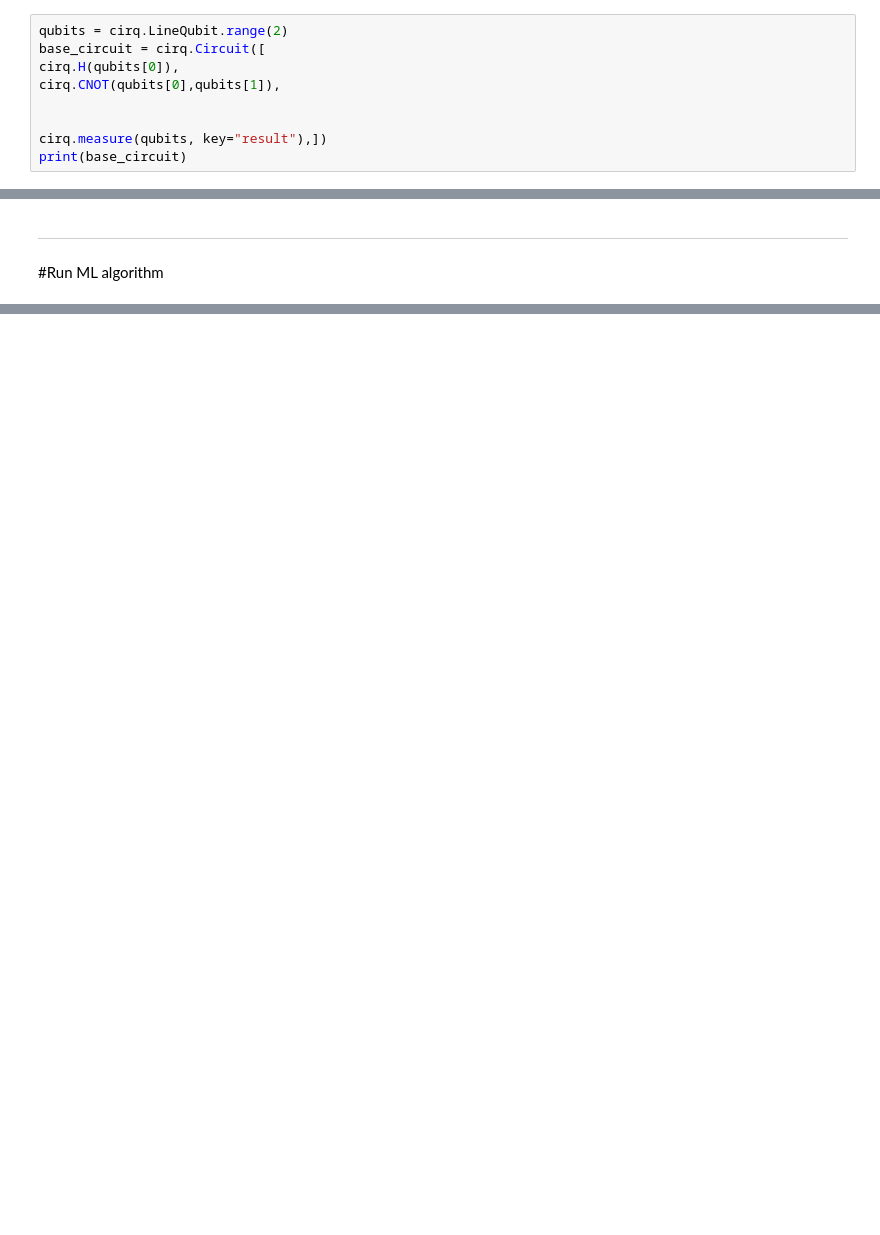
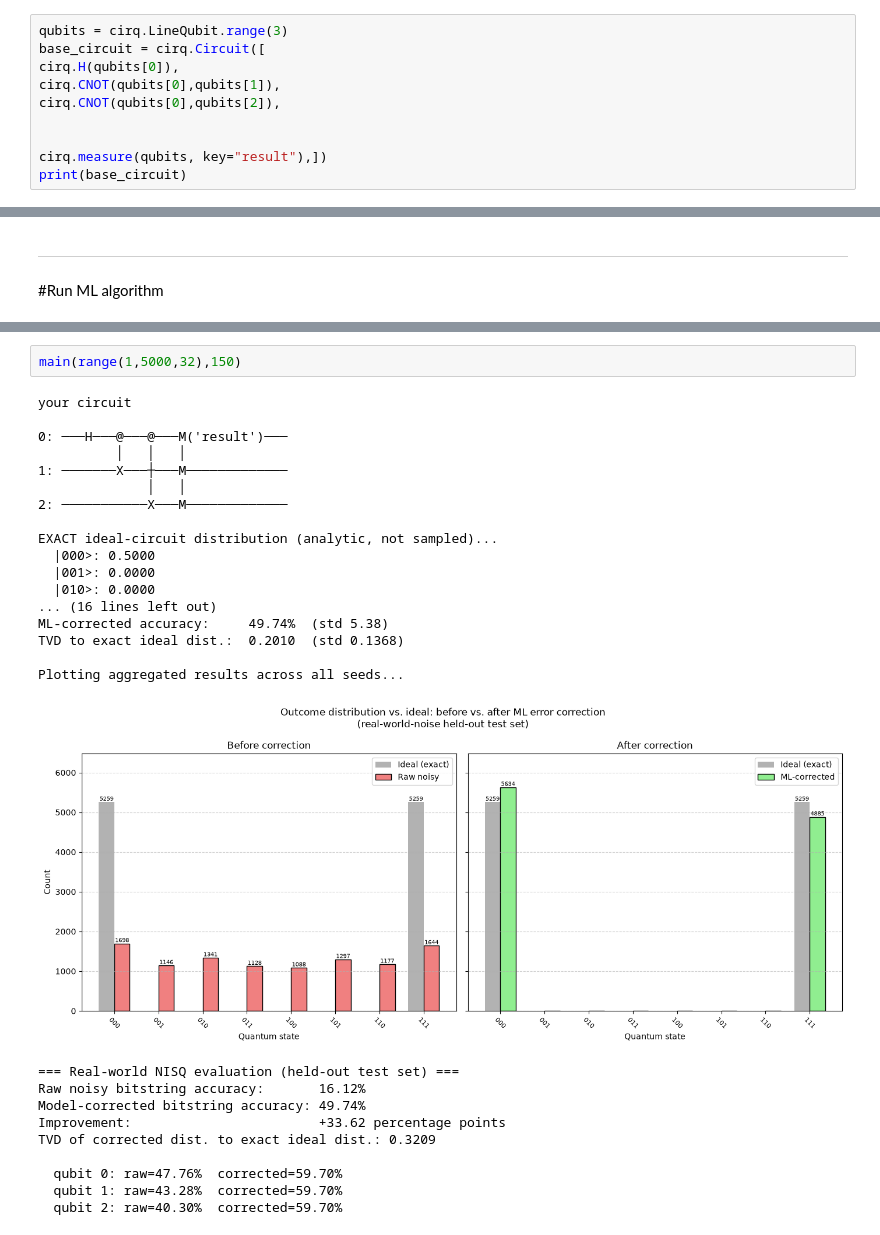
Before and after one commit to kartikeyabekkari/HyperRealisticNisqSimulation, a Jupyter notebook: Hyper_Realistic_NISQ_Simulation.ipynb, the cells around one changed output, grey strips where cells are left out. Drawn from its saved outputs; the diff is of its cells as text; blank space fills up the shorter version.

```diff
--- a/Hyper_Realistic_NISQ_Simulation.ipynb
+++ b/Hyper_Realistic_NISQ_Simulation.ipynb
@@ -1222,10 +469,11 @@ base_circuit = circuit
 # %% [markdown]
 # Testing Below working so far
 # %%
-qubits = cirq.LineQubit.range(2)
+qubits = cirq.LineQubit.range(3)
 base_circuit = cirq.Circuit([
 cirq.H(qubits[0]),
 cirq.CNOT(qubits[0],qubits[1]),
+cirq.CNOT(qubits[0],qubits[2]),
 
 
 cirq.measure(qubits, key="result"),])
@@ -1781,0 +1002,30 @@ Plotting aggregated results across all seeds...
+# %%
+main(range(1,5000,32),150)
+# %% [output]
+your circuit
+
+0: ───H───@───@───M('result')───
+          │   │   │
+1: ───────X───┼───M─────────────
+              │   │
+2: ───────────X───M─────────────
+
+EXACT ideal-circuit distribution (analytic, not sampled)...
+  |000>: 0.5000
+  |001>: 0.0000
+  |010>: 0.0000
+... (16 lines left out)
+ML-corrected accuracy:     49.74%  (std 5.38)
+TVD to exact ideal dist.:  0.2010  (std 0.1368)
+
+Plotting aggregated results across all seeds...
+[figure, added]
+=== Real-world NISQ evaluation (held-out test set) ===
+Raw noisy bitstring accuracy:       16.12%
+Model-corrected bitstring accuracy: 49.74%
+Improvement:                        +33.62 percentage points
+TVD of corrected dist. to exact ideal dist.: 0.3209
+
+  qubit 0: raw=47.76%  corrected=59.70%
+  qubit 1: raw=43.28%  corrected=59.70%
+  qubit 2: raw=40.30%  corrected=59.70%
```
Also changed, not shown: parts of 17 cells of this notebook.
